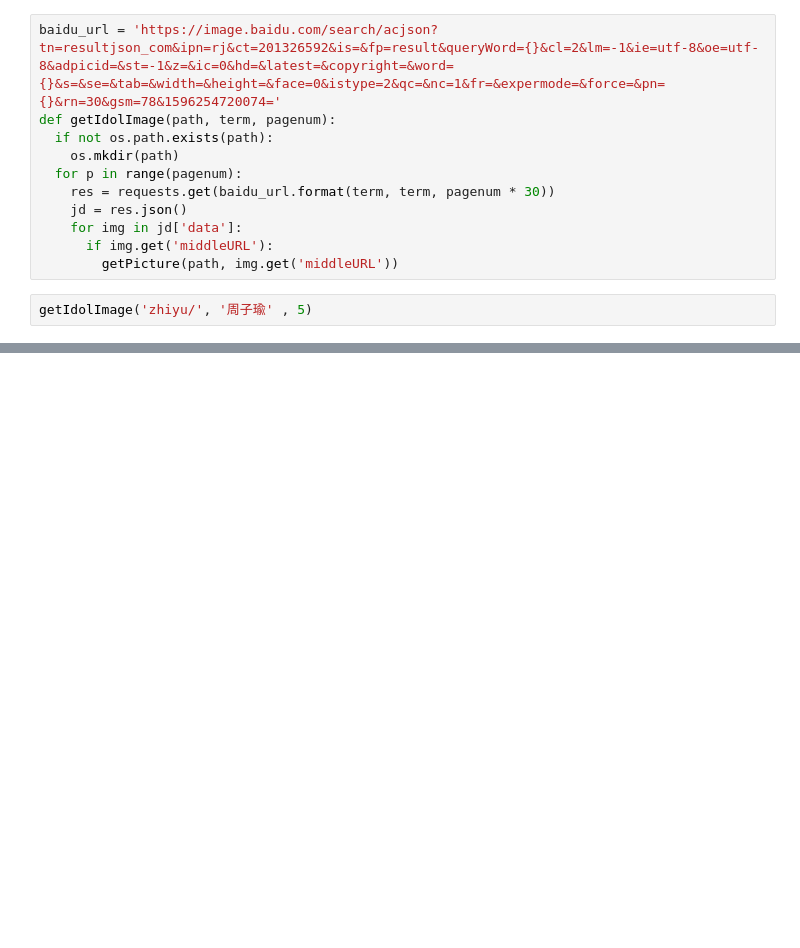
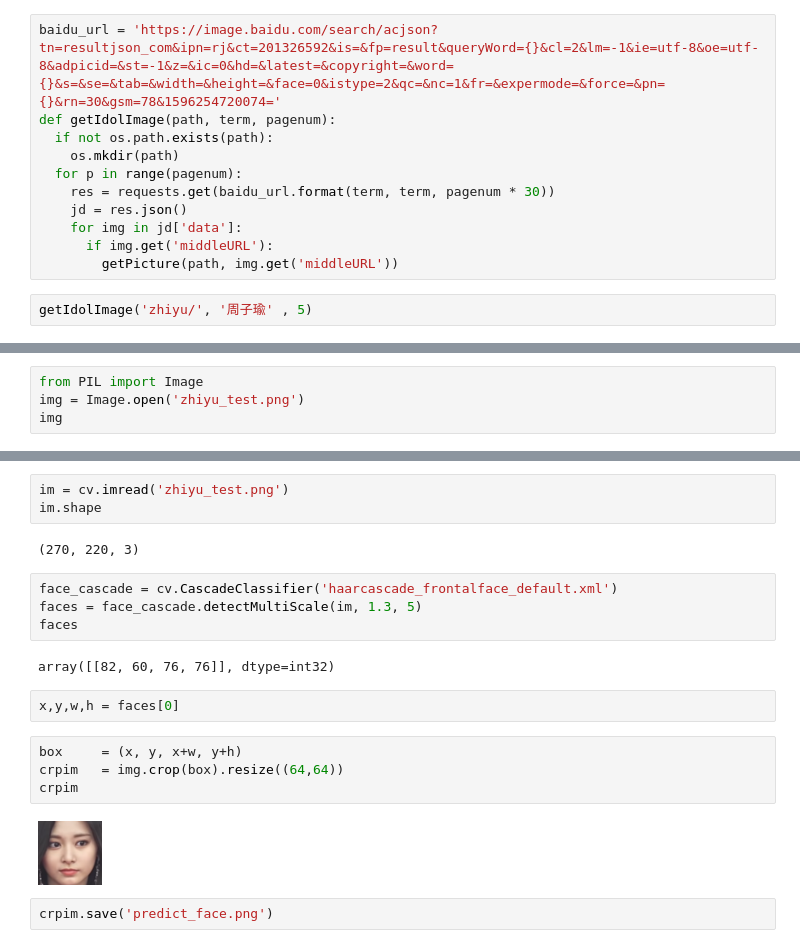
Before and after one commit to ywchiu/tibamedl, a Jupyter notebook: Demo20200801.ipynb, the cells around one changed output, grey strips where cells are left out. Drawn from its saved outputs; the diff is of its cells as text; blank space fills up the shorter version.

```diff
--- a/Demo20200801.ipynb
+++ b/Demo20200801.ipynb
@@ -602,0 +874,4 @@ getIdolImage('zhiyu/', '周子瑜' , 5)
+# %%
+from PIL import Image
+img = Image.open('zhiyu_test.png')
+img
@@ -602,0 +880,21 @@ getIdolImage('zhiyu/', '周子瑜' , 5)
+# %%
+im = cv.imread('zhiyu_test.png')
+im.shape
+# %% [output]
+(270, 220, 3)
+# %%
+face_cascade = cv.CascadeClassifier('haarcascade_frontalface_default.xml')
+faces = face_cascade.detectMultiScale(im, 1.3, 5)
+faces
+# %% [output]
+array([[82, 60, 76, 76]], dtype=int32)
+# %%
+x,y,w,h = faces[0]
+# %%
+box     = (x, y, x+w, y+h)
+crpim   = img.crop(box).resize((64,64))
+crpim
+# %% [output]
+[figure, added]
+# %%
+crpim.save('predict_face.png')
```
Also changed, not shown: parts of 54 cells of this notebook.
